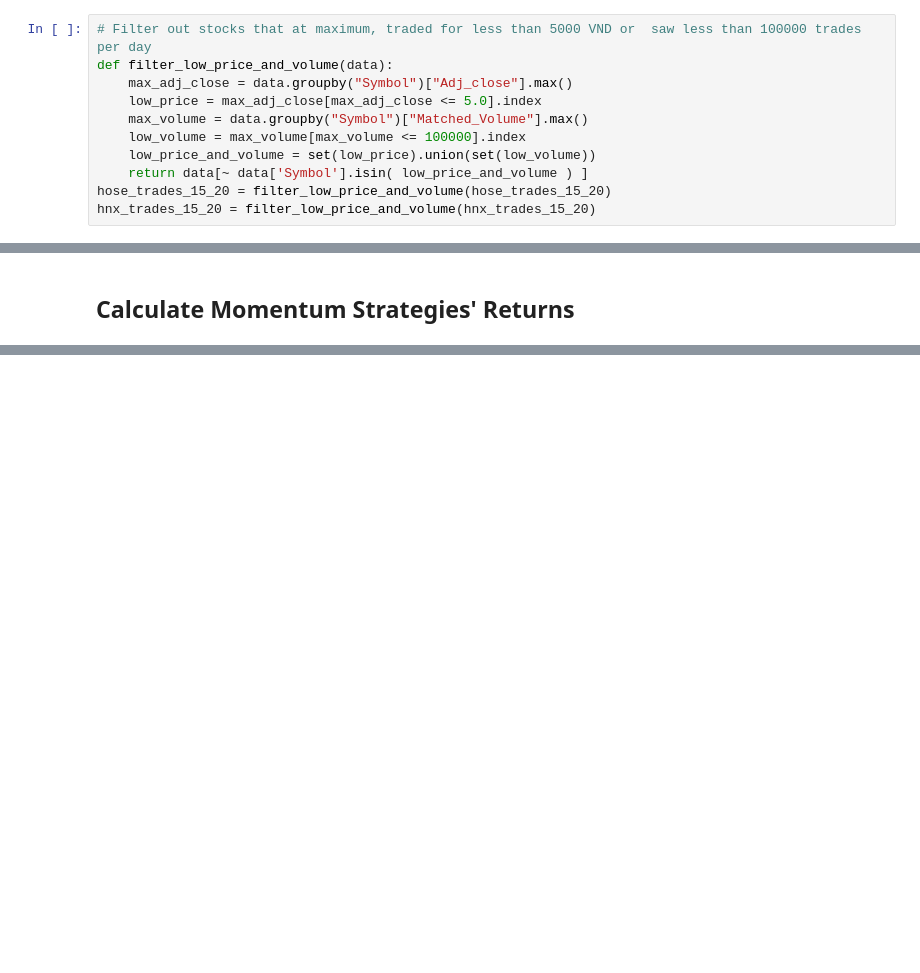
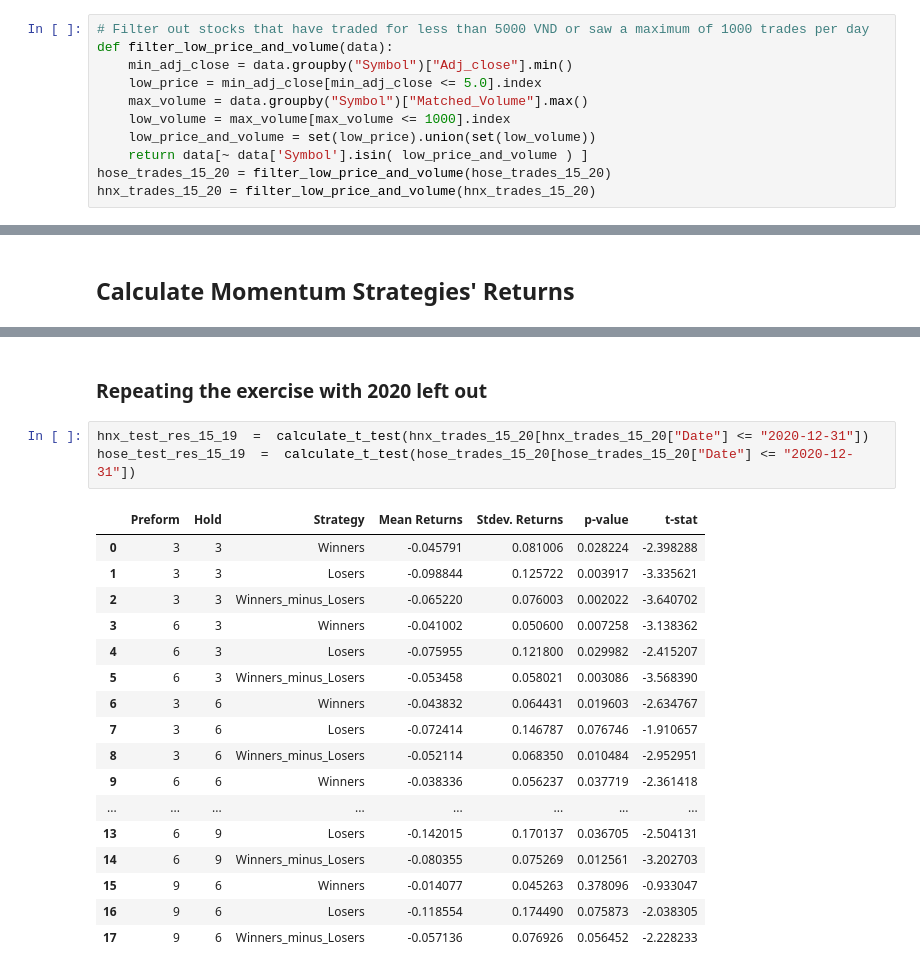
Before and after one commit to plklinh/data501, a Jupyter notebook: Momentum_Trade_Sim.ipynb, the cells around one changed output, grey strips where cells are left out. Drawn from its saved outputs; the diff is of its cells as text; blank space fills up the shorter version.

```diff
--- a/Momentum_Trade_Sim.ipynb
+++ b/Momentum_Trade_Sim.ipynb
@@ -55,12 +55,12 @@ hnx_trades_15_20[["Adj_close","Matched_Volume"]].describe()
 | 75% | 19.800000 | 1.330300e+04 |
 | max | 263.300000 | 6.558985e+07 |
 # %%
-# Filter out stocks that at maximum, traded for less than 5000 VND or  saw less than 100000 trades per day
+# Filter out stocks that have traded for less than 5000 VND or saw a maximum of 1000 trades per day
 def filter_low_price_and_volume(data):
-    max_adj_close = data.groupby("Symbol")["Adj_close"].max()
-    low_price = max_adj_close[max_adj_close <= 5.0].index
+    min_adj_close = data.groupby("Symbol")["Adj_close"].min()
+    low_price = min_adj_close[min_adj_close <= 5.0].index
     max_volume = data.groupby("Symbol")["Matched_Volume"].max()
-    low_volume = max_volume[max_volume <= 100000].index
+    low_volume = max_volume[max_volume <= 1000].index
     low_price_and_volume = set(low_price).union(set(low_volume))
     return data[~ data['Symbol'].isin( low_price_and_volume ) ]
 hose_trades_15_20 = filter_low_price_and_volume(hose_trades_15_20)
@@ -210,0 +232,23 @@ hose_test_res
+# %% [markdown]
+### Repeating the exercise with 2020 left out
+# %%
+hnx_test_res_15_19  =  calculate_t_test(hnx_trades_15_20[hnx_trades_15_20["Date"] <= "2020-12-31"])
+hose_test_res_15_19  =  calculate_t_test(hose_trades_15_20[hose_trades_15_20["Date"] <= "2020-12-31"])
+# %% [output]
+|  | Preform | Hold | Strategy | Mean Returns | Stdev. Returns | p-value | t-stat |
+| 0 | 3 | 3 | Winners | -0.045791 | 0.081006 | 0.028224 | -2.398288 |
+| 1 | 3 | 3 | Losers | -0.098844 | 0.125722 | 0.003917 | -3.335621 |
+| 2 | 3 | 3 | Winners_minus_Losers | -0.065220 | 0.076003 | 0.002022 | -3.640702 |
+| 3 | 6 | 3 | Winners | -0.041002 | 0.050600 | 0.007258 | -3.138362 |
+| 4 | 6 | 3 | Losers | -0.075955 | 0.121800 | 0.029982 | -2.415207 |
+| 5 | 6 | 3 | Winners_minus_Losers | -0.053458 | 0.058021 | 0.003086 | -3.568390 |
+| 6 | 3 | 6 | Winners | -0.043832 | 0.064431 | 0.019603 | -2.634767 |
+| 7 | 3 | 6 | Losers | -0.072414 | 0.146787 | 0.076746 | -1.910657 |
+| 8 | 3 | 6 | Winners_minus_Losers | -0.052114 | 0.068350 | 0.010484 | -2.952951 |
+| 9 | 6 | 6 | Winners | -0.038336 | 0.056237 | 0.037719 | -2.361418 |
+| ... | ... | ... | ... | ... | ... | ... | ... |
+| 13 | 6 | 9 | Losers | -0.142015 | 0.170137 | 0.036705 | -2.504131 |
+| 14 | 6 | 9 | Winners_minus_Losers | -0.080355 | 0.075269 | 0.012561 | -3.202703 |
+| 15 | 9 | 6 | Winners | -0.014077 | 0.045263 | 0.378096 | -0.933047 |
+| 16 | 9 | 6 | Losers | -0.118554 | 0.174490 | 0.075873 | -2.038305 |
+| 17 | 9 | 6 | Winners_minus_Losers | -0.057136 | 0.076926 | 0.056452 | -2.228233 |
```
Also changed, not shown: parts of 13 cells of this notebook, 1 other file.
